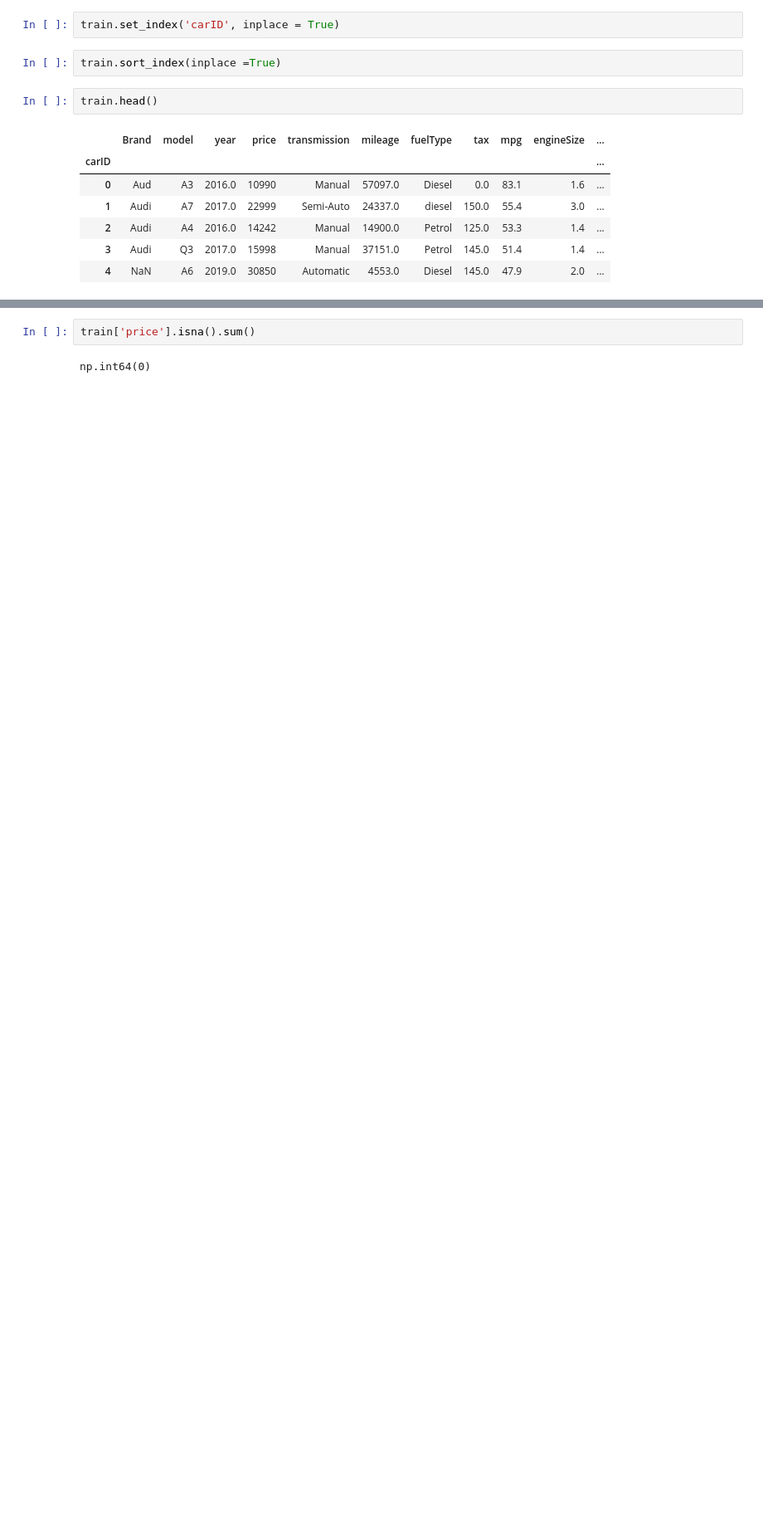
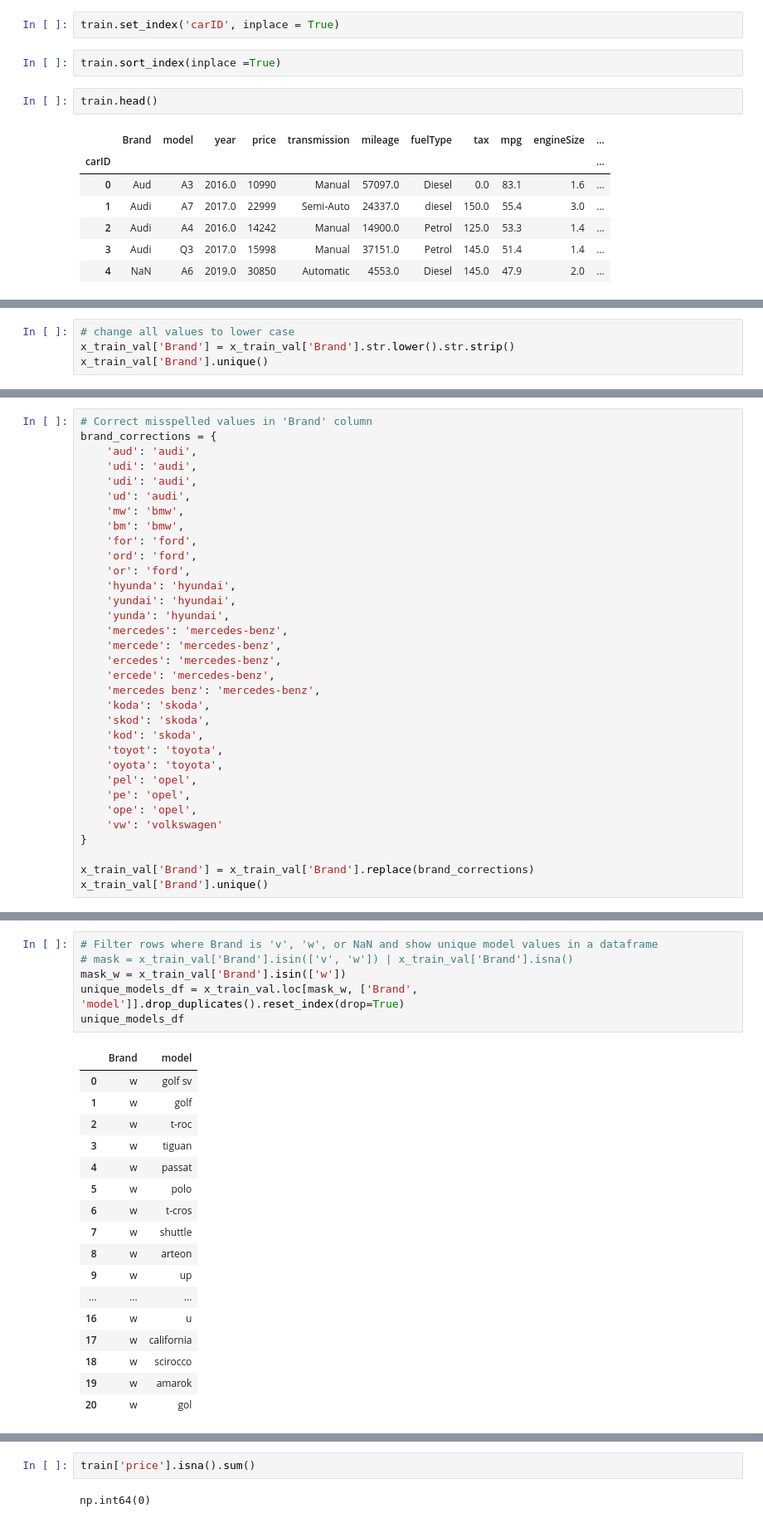
Before and after one commit to novaimsmlgurus/ml, a Jupyter notebook: Project_ML.ipynb, the cells around one changed output, grey strips where cells are left out. Shown at 83% size. Drawn from its saved outputs; the diff is of its cells as text; blank space fills up the shorter version.

```diff
--- a/Project_ML.ipynb
+++ b/Project_ML.ipynb
@@ -88,0 +509,4 @@ train.head()
+# %%
+# change all values to lower case
+x_train_val['Brand'] = x_train_val['Brand'].str.lower().str.strip()
+x_train_val['Brand'].unique()
@@ -88,0 +516,33 @@ train.head()
+# %%
+# Correct misspelled values in 'Brand' column
+brand_corrections = {
+    'aud': 'audi',
+    'udi': 'audi',
+    'udi': 'audi',
+    'ud': 'audi',
+    'mw': 'bmw',
+    'bm': 'bmw',
+    'for': 'ford',
+    'ord': 'ford',
+    'or': 'ford',
+    'hyunda': 'hyundai',
+    'yundai': 'hyundai',
+    'yunda': 'hyundai',
+    'mercedes': 'mercedes-benz',
+    'mercede': 'mercedes-benz',
+    'ercedes': 'mercedes-benz',
+    'ercede': 'mercedes-benz',
+    'mercedes benz': 'mercedes-benz',
+    'koda': 'skoda',
+    'skod': 'skoda',
+    'kod': 'skoda',
+    'toyot': 'toyota',
+    'oyota': 'toyota',
+    'pel': 'opel',
+    'pe': 'opel',
+    'ope': 'opel',
+    'vw': 'volkswagen'
+}
+
+x_train_val['Brand'] = x_train_val['Brand'].replace(brand_corrections)
+x_train_val['Brand'].unique()
@@ -88,0 +554,24 @@ train.head()
+# %%
+# Filter rows where Brand is 'v', 'w', or NaN and show unique model values in a dataframe
+# mask = x_train_val['Brand'].isin(['v', 'w']) | x_train_val['Brand'].isna()
+mask_w = x_train_val['Brand'].isin(['w'])
+unique_models_df = x_train_val.loc[mask_w, ['Brand', 'model']].drop_duplicates().reset_index(drop=True)
+unique_models_df
+# %% [output]
+|  | Brand | model |
+| 0 | w | golf sv |
+| 1 | w | golf |
+| 2 | w | t-roc |
+| 3 | w | tiguan |
+| 4 | w | passat |
+| 5 | w | polo |
+| 6 | w | t-cros |
+| 7 | w | shuttle |
+| 8 | w | arteon |
+| 9 | w | up |
+| ... | ... | ... |
+| 16 | w | u |
+| 17 | w | california |
+| 18 | w | scirocco |
+| 19 | w | amarok |
+| 20 | w | gol |
```
Also changed, not shown: parts of 54 cells of this notebook.
